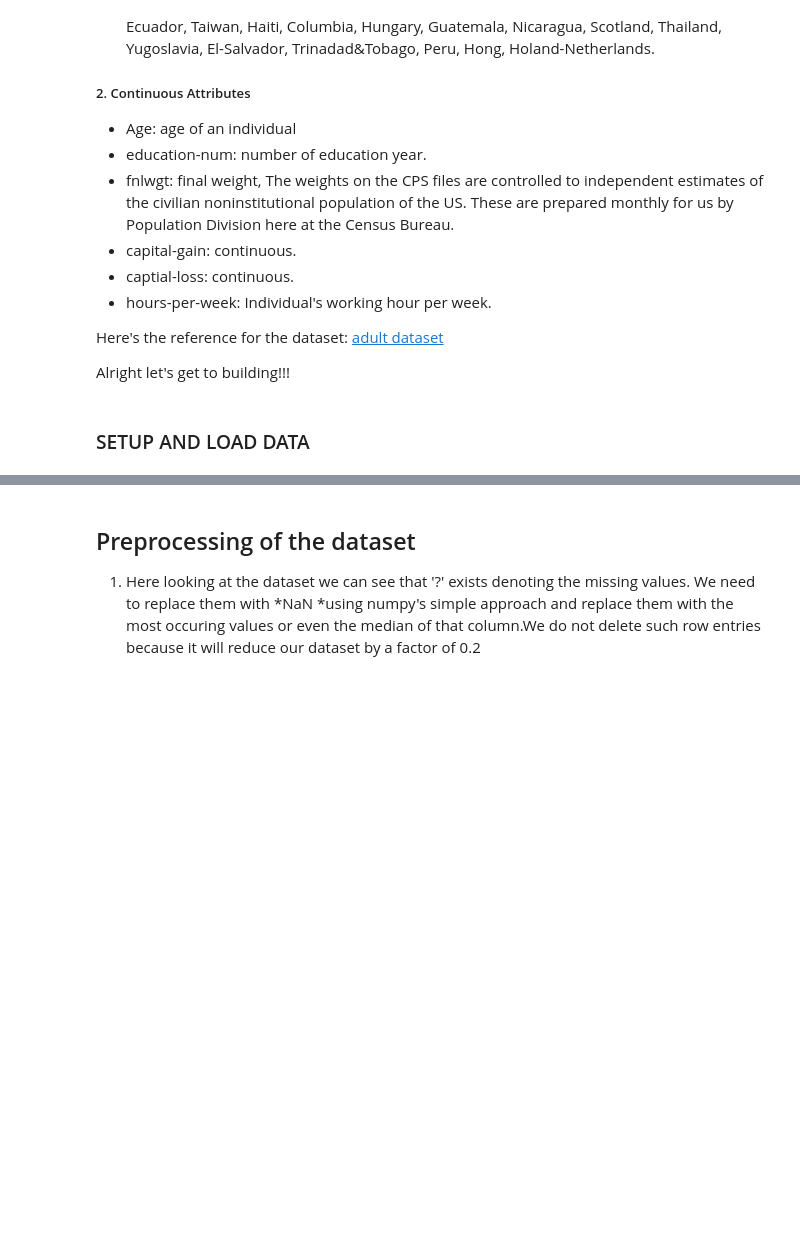
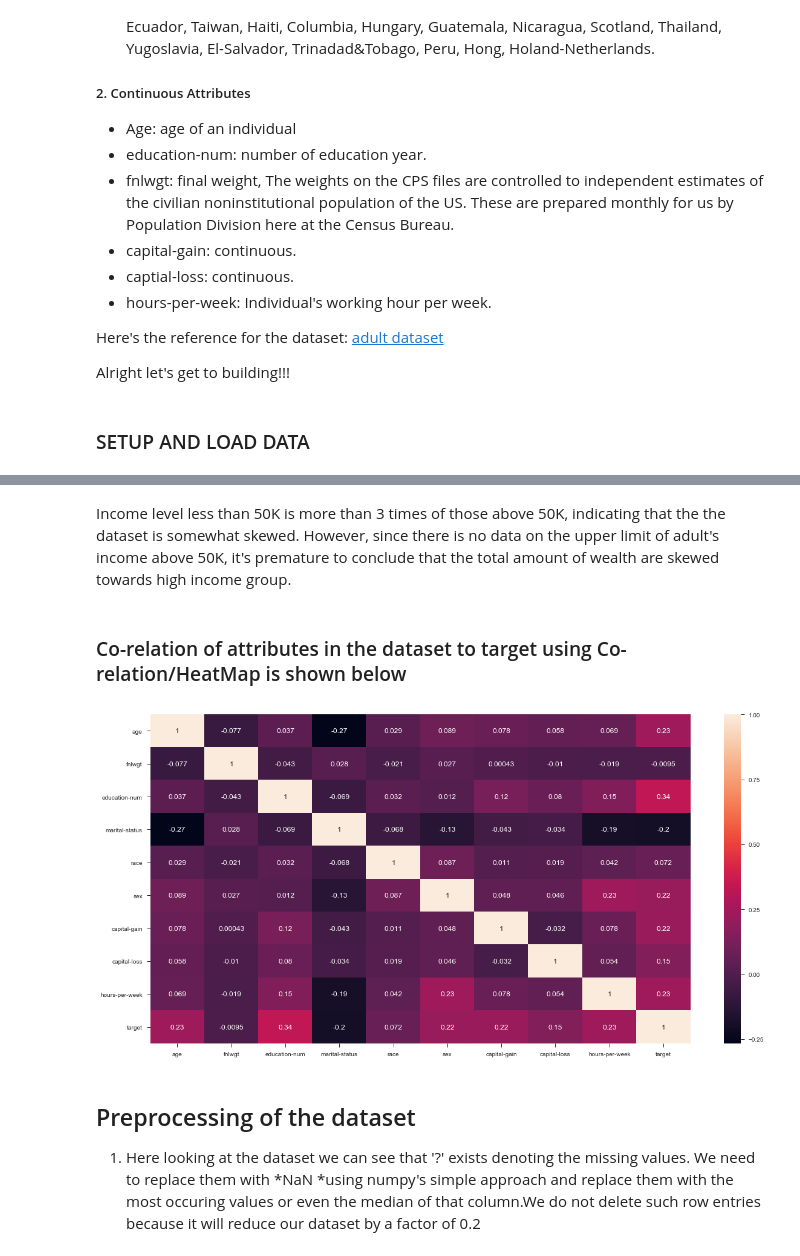
Before and after one commit to matam997/machinelearning, a Jupyter notebook: day8/adult dataset/Capstone project.ipynb, the cells around one changed output, grey strips where cells are left out. Saved outputs shown, nothing was run; the diff lists cells and outputs as text; code cells hidden in the pictures; blank space fills up the shorter version.

```diff
--- a/day8/adult dataset/Capstone project.ipynb
+++ b/day8/adult dataset/Capstone project.ipynb
@@ -60,3 +72,17 @@ data2.head(5) # returns five columns from dataset as shown below
+# %% [markdown]
+
+
+Income level less than 50K is more than 3 times of those above 50K, indicating that the the dataset is somewhat skewed. However, since there is no data on the upper limit of adult's income above 50K, it's premature to conclude that the total amount of wealth are skewed towards high income group.
+# %% [markdown]
+### Co-relation of attributes in the dataset to target using Co-relation/HeatMap is shown below
+# %%
+#Correlation between attributes
+corr = data2.corr()
+plt.figure(figsize=(20, 10))
+sns.heatmap(corr, annot=True)
+plt.show()
+# %% [output]
+[figure, added]
 # %% [markdown]
 ## Preprocessing of the dataset
 
```
Also changed, not shown: parts of 11 cells of this notebook.
